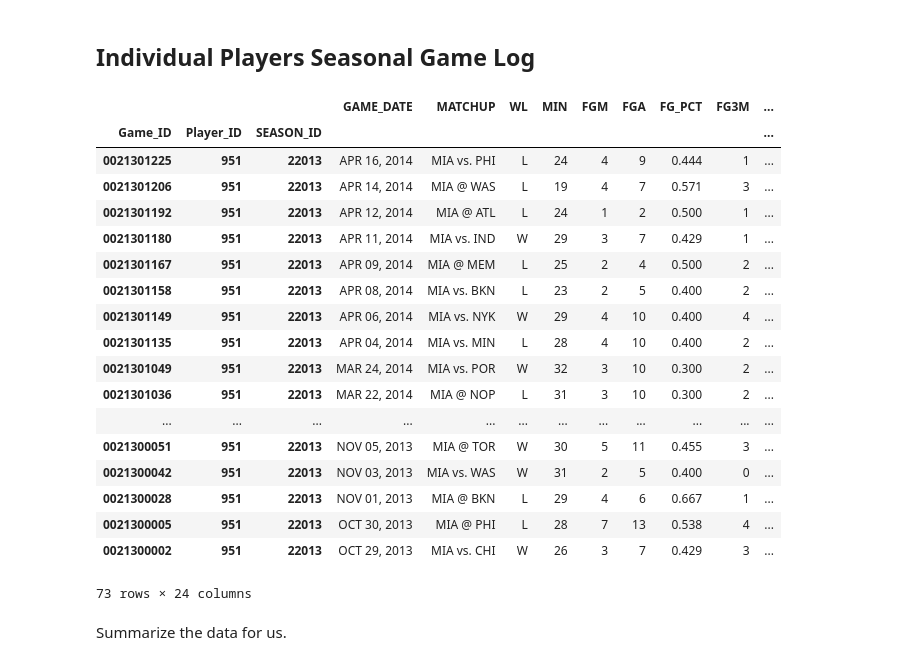
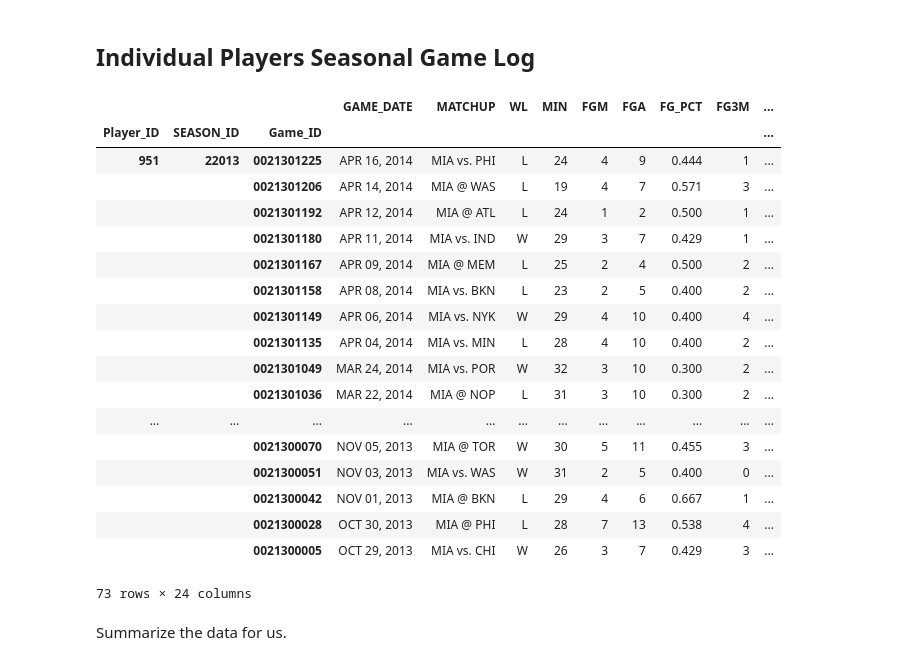
Before and after one commit to ltiao/notes, a Jupyter notebook: NBA Stat Resources.ipynb, the cells around one changed output. Saved outputs shown, nothing was run; the diff lists cells and outputs as text; code cells hidden in the pictures.

Commit message:
added more data

```diff
--- a/NBA Stat Resources.ipynb
+++ b/NBA Stat Resources.ipynb
@@ -16,26 +16,26 @@ params = {
 r = requests.get('http://stats.nba.com/stats/playergamelog', params=params)
 # %%
 data = r.json()[u'resultSets'][0]
-df = DataFrame(data[u'rowSet'], columns=data[u'headers']).set_index(['Game_ID', 'Player_ID', 'SEASON_ID']); df
+df = DataFrame(data[u'rowSet'], columns=data[u'headers']).set_index(['Player_ID', 'SEASON_ID', 'Game_ID']); df
 # %% [output]
 |  |  |  | GAME_DATE | MATCHUP | WL | MIN | FGM | FGA | FG_PCT | FG3M | ... |
-| Game_ID | Player_ID | SEASON_ID |  |  |  |  |  |  |  |  | ... |
-| 0021301225 | 951 | 22013 | APR 16, 2014 | MIA vs. PHI | L | 24 | 4 | 9 | 0.444 | 1 | ... |
-| 0021301206 | 951 | 22013 | APR 14, 2014 | MIA @ WAS | L | 19 | 4 | 7 | 0.571 | 3 | ... |
-| 0021301192 | 951 | 22013 | APR 12, 2014 | MIA @ ATL | L | 24 | 1 | 2 | 0.500 | 1 | ... |
-| 0021301180 | 951 | 22013 | APR 11, 2014 | MIA vs. IND | W | 29 | 3 | 7 | 0.429 | 1 | ... |
-| 0021301167 | 951 | 22013 | APR 09, 2014 | MIA @ MEM | L | 25 | 2 | 4 | 0.500 | 2 | ... |
-| 0021301158 | 951 | 22013 | APR 08, 2014 | MIA vs. BKN | L | 23 | 2 | 5 | 0.400 | 2 | ... |
-| 0021301149 | 951 | 22013 | APR 06, 2014 | MIA vs. NYK | W | 29 | 4 | 10 | 0.400 | 4 | ... |
-| 0021301135 | 951 | 22013 | APR 04, 2014 | MIA vs. MIN | L | 28 | 4 | 10 | 0.400 | 2 | ... |
-| 0021301049 | 951 | 22013 | MAR 24, 2014 | MIA vs. POR | W | 32 | 3 | 10 | 0.300 | 2 | ... |
-| 0021301036 | 951 | 22013 | MAR 22, 2014 | MIA @ NOP | L | 31 | 3 | 10 | 0.300 | 2 | ... |
+| Player_ID | SEASON_ID | Game_ID |  |  |  |  |  |  |  |  | ... |
+| 951 | 22013 | 0021301225 | APR 16, 2014 | MIA vs. PHI | L | 24 | 4 | 9 | 0.444 | 1 | ... |
+|  |  | 0021301206 | APR 14, 2014 | MIA @ WAS | L | 19 | 4 | 7 | 0.571 | 3 | ... |
+|  |  | 0021301192 | APR 12, 2014 | MIA @ ATL | L | 24 | 1 | 2 | 0.500 | 1 | ... |
+|  |  | 0021301180 | APR 11, 2014 | MIA vs. IND | W | 29 | 3 | 7 | 0.429 | 1 | ... |
+|  |  | 0021301167 | APR 09, 2014 | MIA @ MEM | L | 25 | 2 | 4 | 0.500 | 2 | ... |
+|  |  | 0021301158 | APR 08, 2014 | MIA vs. BKN | L | 23 | 2 | 5 | 0.400 | 2 | ... |
+|  |  | 0021301149 | APR 06, 2014 | MIA vs. NYK | W | 29 | 4 | 10 | 0.400 | 4 | ... |
+|  |  | 0021301135 | APR 04, 2014 | MIA vs. MIN | L | 28 | 4 | 10 | 0.400 | 2 | ... |
+|  |  | 0021301049 | MAR 24, 2014 | MIA vs. POR | W | 32 | 3 | 10 | 0.300 | 2 | ... |
+|  |  | 0021301036 | MAR 22, 2014 | MIA @ NOP | L | 31 | 3 | 10 | 0.300 | 2 | ... |
 | ... | ... | ... | ... | ... | ... | ... | ... | ... | ... | ... | ... |
-| 0021300051 | 951 | 22013 | NOV 05, 2013 | MIA @ TOR | W | 30 | 5 | 11 | 0.455 | 3 | ... |
-| 0021300042 | 951 | 22013 | NOV 03, 2013 | MIA vs. WAS | W | 31 | 2 | 5 | 0.400 | 0 | ... |
-| 0021300028 | 951 | 22013 | NOV 01, 2013 | MIA @ BKN | L | 29 | 4 | 6 | 0.667 | 1 | ... |
-| 0021300005 | 951 | 22013 | OCT 30, 2013 | MIA @ PHI | L | 28 | 7 | 13 | 0.538 | 4 | ... |
-| 0021300002 | 951 | 22013 | OCT 29, 2013 | MIA vs. CHI | W | 26 | 3 | 7 | 0.429 | 3 | ... |
+|  |  | 0021300070 | NOV 05, 2013 | MIA @ TOR | W | 30 | 5 | 11 | 0.455 | 3 | ... |
+|  |  | 0021300051 | NOV 03, 2013 | MIA vs. WAS | W | 31 | 2 | 5 | 0.400 | 0 | ... |
+|  |  | 0021300042 | NOV 01, 2013 | MIA @ BKN | L | 29 | 4 | 6 | 0.667 | 1 | ... |
+|  |  | 0021300028 | OCT 30, 2013 | MIA @ PHI | L | 28 | 7 | 13 | 0.538 | 4 | ... |
+|  |  | 0021300005 | OCT 29, 2013 | MIA vs. CHI | W | 26 | 3 | 7 | 0.429 | 3 | ... |
 73 rows × 24 columns
 # %% [markdown]
 Summarize the data for us.
```
Also changed, not shown: parts of 25 cells of this notebook.
